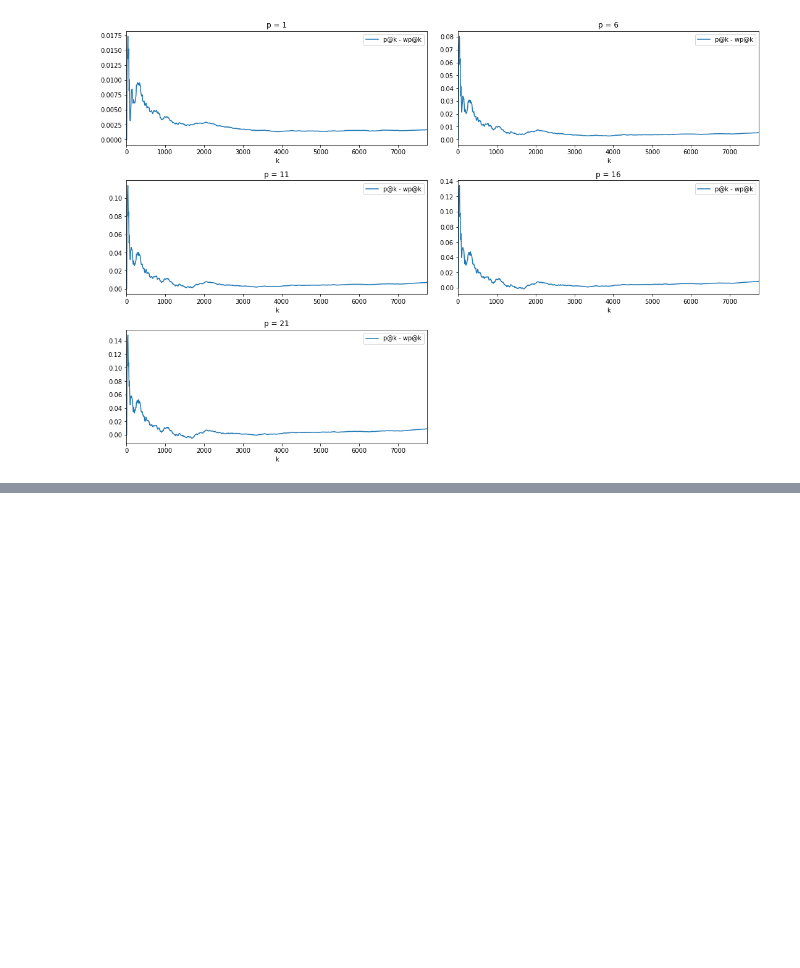
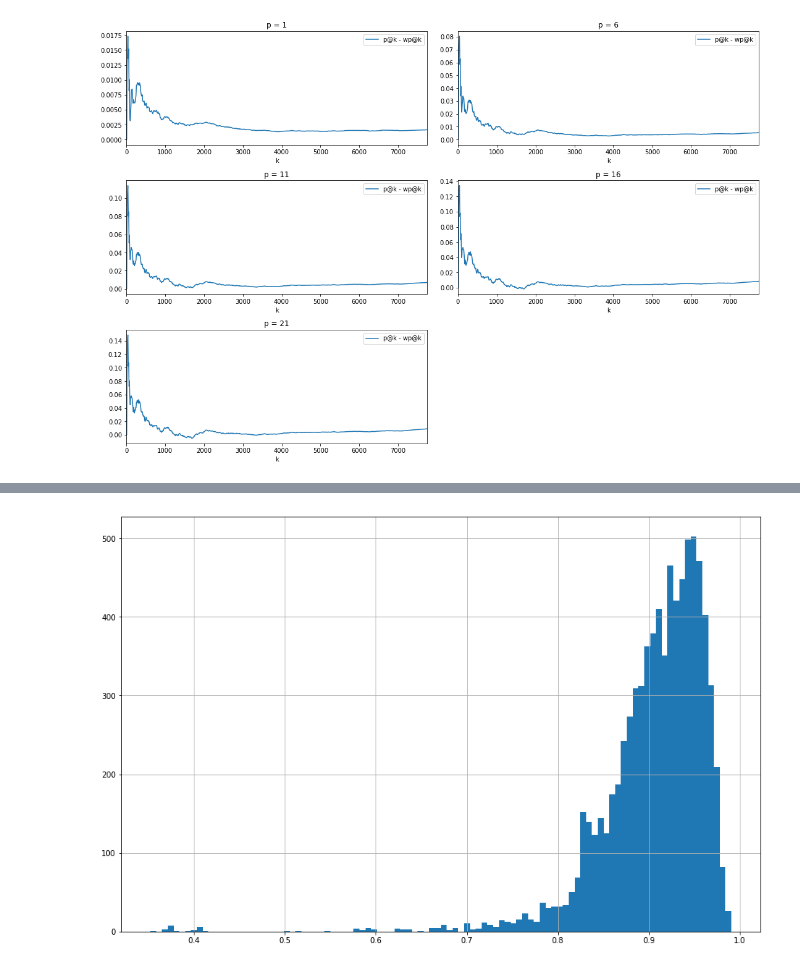
Before and after one commit to BrianDavisMath/FDA-COVID19, a Jupyter notebook: notebooks/p@k plots.ipynb, the cells around one changed output, grey strips where cells are left out. Saved outputs shown, nothing was run; the diff lists cells and outputs as text; code cells hidden in the pictures; blank space fills up the shorter version.

Commit message:
Added code to plot the product of the four LSA scores and fit a gamma distribution.

```diff
--- a/notebooks/p@k plots.ipynb
+++ b/notebooks/p@k plots.ipynb
@@ -56,0 +92,5 @@ _ = axs[-1, -1].axis('off')
+# %%
+df_cont_cid['cid_latent_prob_delta_ratio'] = df_cont_cid['latent_prob_delta_ratio']
+df_cont_pid['pid_latent_prob_delta_ratio'] = df_cont_pid['latent_prob_delta_ratio']
+# %%
+merged_df = pd.merge(df_cont_cid, df_cont_pid,  how='inner', on=['cid','pid'])
@@ -56,0 +106,2 @@ _ = axs[-1, -1].axis('off')
+# %%
+merged_df = pd.merge(merged_df, df,  how='inner', on=['cid','pid'])
@@ -56,0 +121,12 @@ _ = axs[-1, -1].axis('off')
+# %%
+merged_df['target'] = \
+    merged_df['cid_latent_prob_delta_ratio']* \
+    merged_df['pid_latent_prob_delta_ratio']* \
+    merged_df['cid_binary_weights']* \
+    merged_df['pid_binary_weights']
+# %%
+fig = plt.figure(figsize = (15,10))
+ax = fig.gca()
+_ = merged_df['target'].hist(bins=100)
+# %% [output]
+[figure, added]
```
Also changed, not shown: parts of 10 cells of this notebook, 2 other files.
